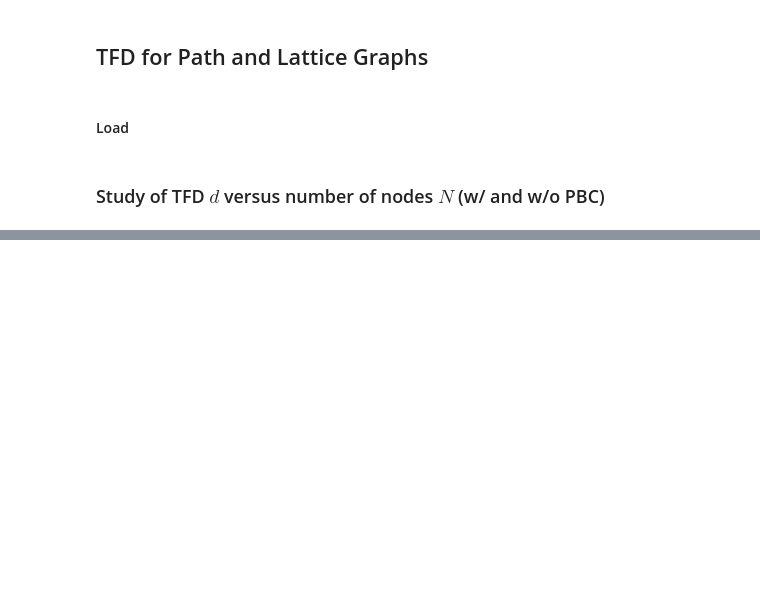
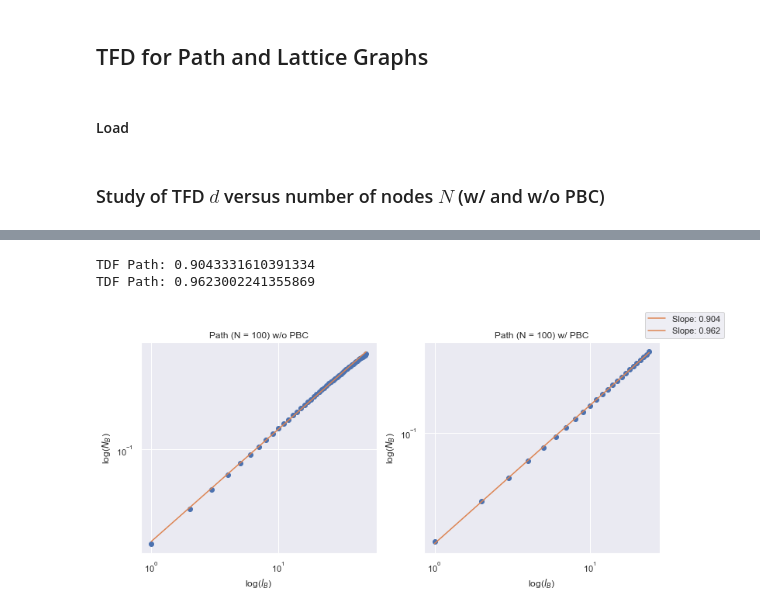
Before and after one commit to florianst/fractaldim_proteininteract, a Jupyter notebook: ipynb/Scaling.ipynb, the cells around one changed output, grey strips where cells are left out. Drawn from its saved outputs; the diff is of its cells as text; code cells hidden in the pictures; blank space fills up the shorter version.

```diff
--- a/ipynb/Scaling.ipynb
+++ b/ipynb/Scaling.ipynb
@@ -82,0 +86,37 @@ TDF #3 of 3 (0.67s)
+# %%
+N = 100
+
+f = plt.figure(figsize=(12, 5))
+
+G = graphs.build_path_graph(N, pbc=False)
+p, lb, Nb = TFD.tfd_fuzzy(G)
+print("TDF Path:", p[0])
+
+f.add_subplot(1, 2, 1)
+plt.title("Path (N = {}) w/o PBC".format(N))
+plt.xlabel("log($l_B$)")
+plt.ylabel("log($N_B$)")
+plt.loglog(lb, Nb, 'o')
+
+x = np.linspace(min(np.log(lb)), max(np.log(lb)), 100)
+plt.loglog(np.exp(x), np.exp(x * p[0] + p[1]), label="Slope: {:.3f}".format(p[0]))
+
+G = graphs.build_path_graph(N, pbc=True)
+p, lb, Nb = TFD.tfd_fuzzy(G)
+print("TDF Path:", p[0])
+
+f.add_subplot(1, 2, 2)
+plt.title("Path (N = {}) w/ PBC".format(N))
+plt.xlabel("log($l_B$)")
+plt.ylabel("log($N_B$)")
+plt.loglog(lb, Nb, 'o')
+
+x = np.linspace(min(np.log(lb)), max(np.log(lb)), 100)
+plt.loglog(np.exp(x), np.exp(x * p[0] + p[1]), label="Slope: {:.3f}".format(p[0]))
+
+f.legend()
+plt.show()
+# %% [output]
+TDF Path: 0.9043331610391334
+TDF Path: 0.9623002241355869
+[figure, added]
```
Also changed, not shown: parts of 1 cell of this notebook, 2 other files.
